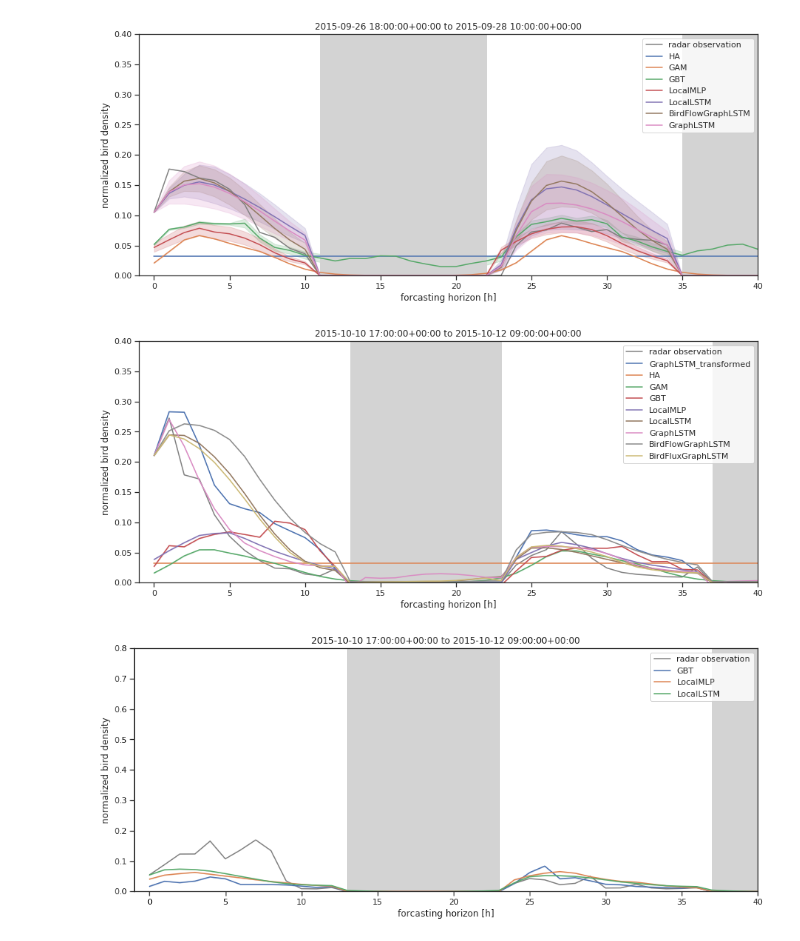
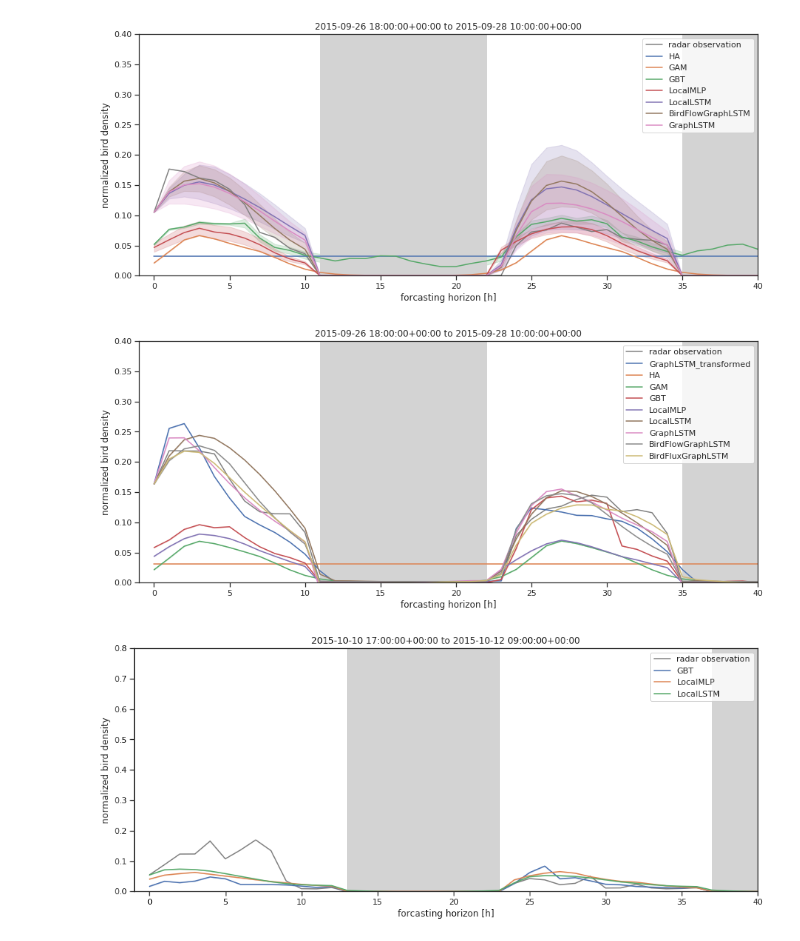
Before and after one commit to FionaLippert/birdMigration, a Jupyter notebook: notebooks/model_performance_radar.ipynb, the cells around one changed output. Drawn from its saved outputs; the diff is of its cells as text; code cells hidden in the pictures.

```diff
--- a/notebooks/model_performance_radar.ipynb
+++ b/notebooks/model_performance_radar.ipynb
@@ -260,10 +280,10 @@ fig = utils.plot_example_prediction(results, 'deess', nidx, bird_scales, max=0.4
 # %% [output]
 [figure]
 # %%
-nidx=44
-fig = utils.plot_example_prediction(results_transformed, 'dehnr', nidx, bird_scales_transformed, max=0.4)
+nidx=30
+fig = utils.plot_example_prediction(results_transformed, 'defld', nidx, bird_scales_transformed, max=0.4)
 # %% [output]
-[figure, old version]
+[figure, new version]
 # %%
 nidx=44
 fig = utils.plot_example_prediction(results_km2, 'deboo', nidx, bird_scales_km2, max=0.8)
```
Also changed, not shown: parts of 3 cells of this notebook, 1 other file.
